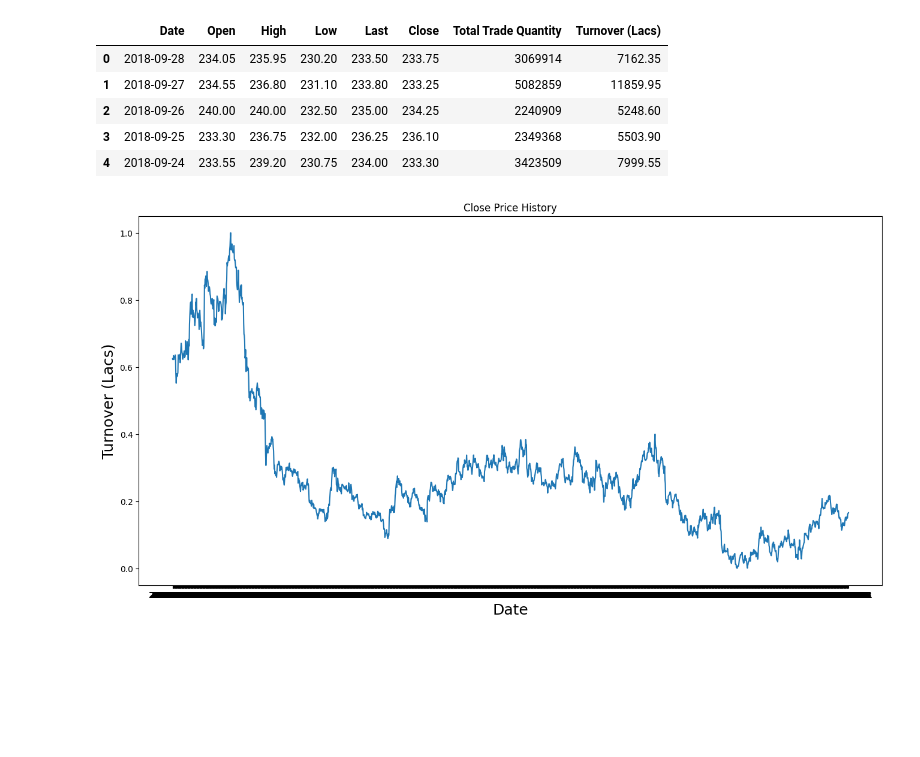
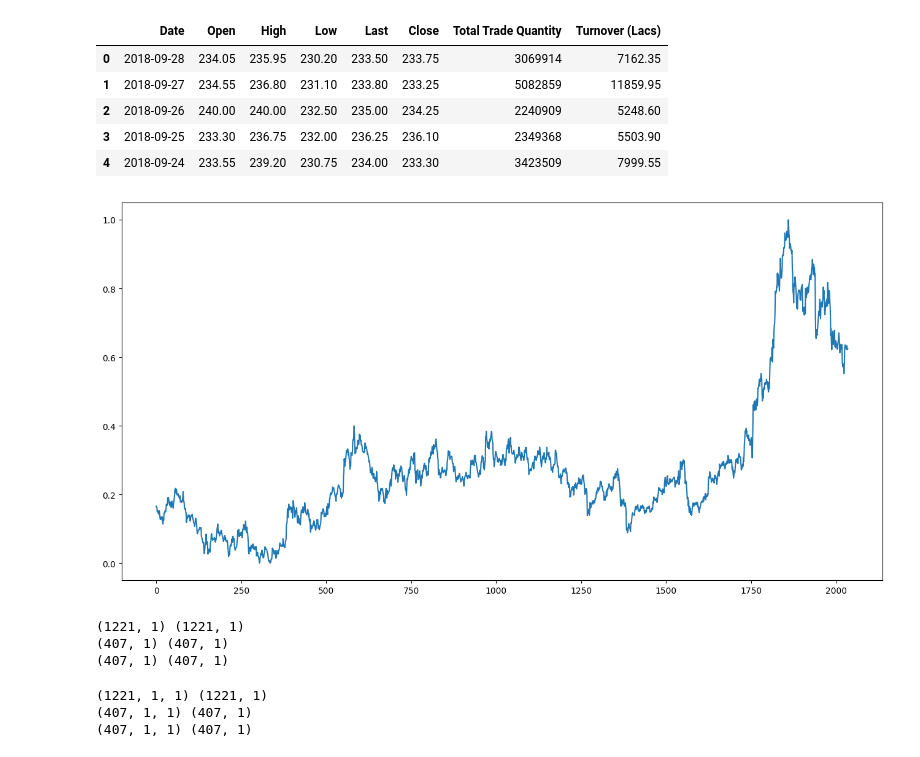
Before and after one commit to Dulari-Bhushan/LGMVIP-DataScience, a Jupyter notebook: stock_lstm.ipynb, the cells around one changed output. Cells and saved outputs as stored; diff of their text form; code cells hidden in the pictures; blank space fills up the shorter version.

Commit message:
preprocessing data

```diff
--- a/stock_lstm.ipynb
+++ b/stock_lstm.ipynb
@@ -16,6 +18,10 @@ data = pd.read_csv(url)
 data = data.sort_values('Date')                             # Sort the data on date
 data = data.dropna()                                        # drop null values
 data = data.drop_duplicates(subset=['Date'], keep='first')  # drop duplicate values
+
+# Convert date to numerical representation
+data['Date'] = pd.to_datetime(data['Date'])
+data['Date'] = data['Date'].apply(lambda x: datetime.toordinal(x))
 # %%
 data.head()
 # %% [output]
@@ -28,14 +34,11 @@ data.head()
 # %%
 # regularize the data
 scaler = MinMaxScaler(feature_range=(0, 1))
-scaled_data = scaler.fit_transform(data['Close'].values.reshape(-1, 1))
+transformed_data = scaler.fit_transform(data['Close'].values.reshape(-1, 1))
 # %%
 # plot the data
 plt.figure(figsize=(16, 8))
-plt.title('Close Price History')
-plt.plot(data['Date'], scaled_data)
-plt.xlabel('Date', fontsize=18)
-plt.ylabel('Turnover (Lacs)', fontsize=18)
+plt.plot(transformed_data)
 plt.show()
 # %% [output]
-[figure, old version]
+[figure, new version]
@@ -44,0 +45,25 @@ train_data_len = int(np.ceil(0.8 * len(scaled_data)))
+# %%
+# split the data into train and test
+X_train, X_test, y_train, y_test = train_test_split(transformed_data, transformed_data, test_size=0.4, random_state=0, shuffle=False)
+X_cv, X_test, y_cv, y_test = train_test_split(X_test, y_test, test_size=0.5, random_state=0, shuffle=False)
+
+print(X_train.shape, y_train.shape)
+print(X_cv.shape, y_cv.shape)
+print(X_test.shape, y_test.shape)
+# %% [output]
+(1221, 1) (1221, 1)
+(407, 1) (407, 1)
+(407, 1) (407, 1)
+# %%
+# reshape the data
+X_train = X_train.reshape((X_train.shape[0], 1, X_train.shape[1]))
+X_cv = X_cv.reshape((X_cv.shape[0], 1, X_cv.shape[1]))
+X_test = X_test.reshape((X_test.shape[0], 1, X_test.shape[1]))
+
+print(X_train.shape, y_train.shape)
+print(X_cv.shape, y_cv.shape)
+print(X_test.shape, y_test.shape)
+# %% [output]
+(1221, 1, 1) (1221, 1)
+(407, 1, 1) (407, 1)
+(407, 1, 1) (407, 1)
```
Also changed, not shown: parts of 3 cells of this notebook.
